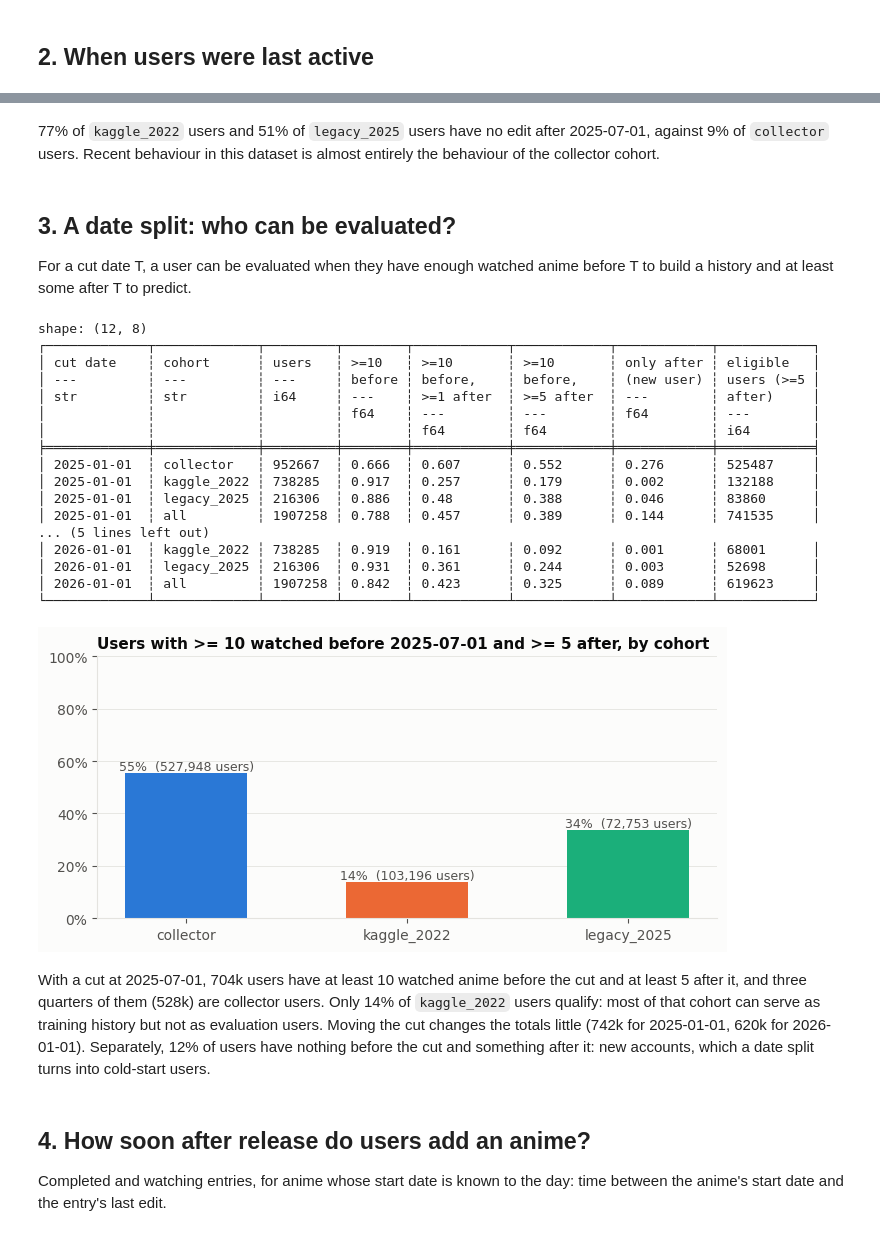
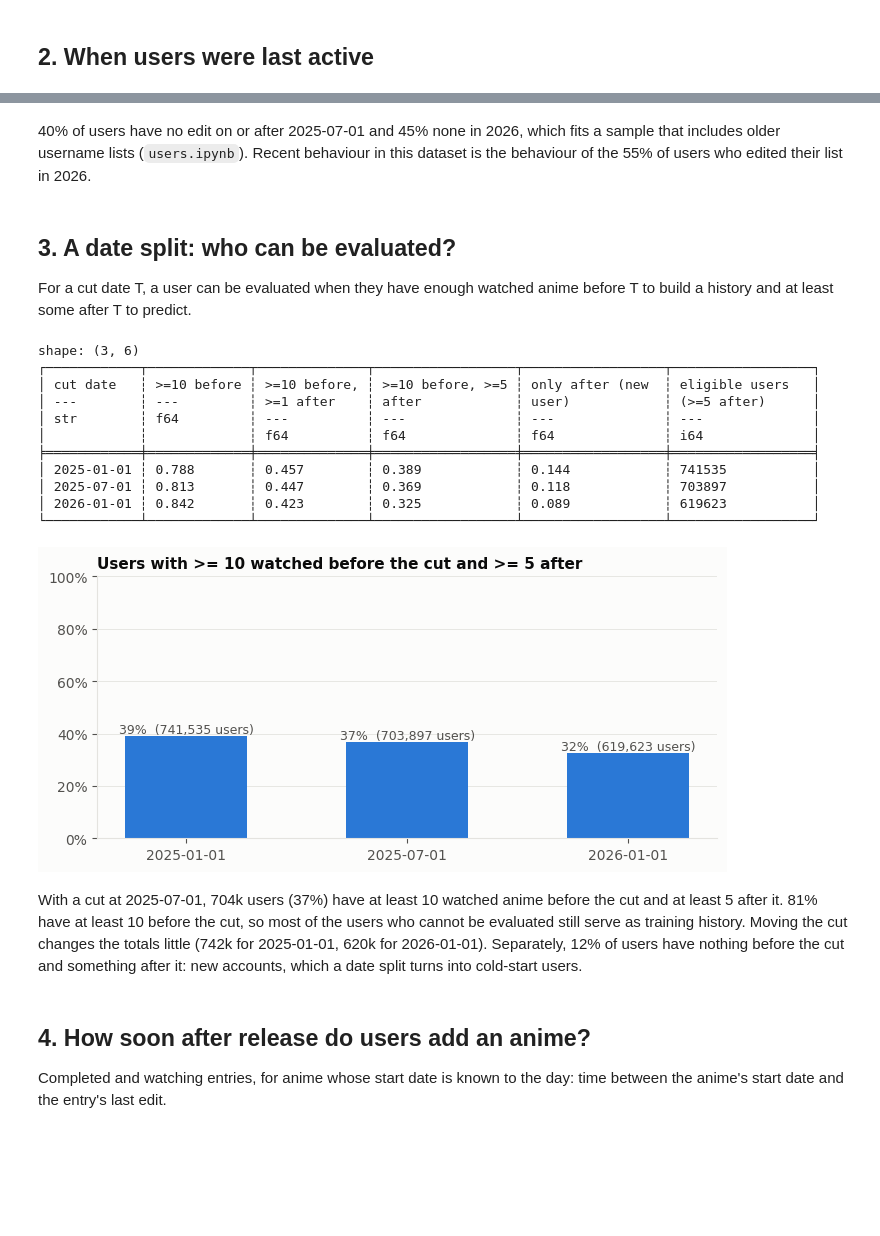
Before and after one commit to Salierigator/osusume, a Jupyter notebook: cleaning/03_eda/time.ipynb, the cells around one changed output, grey strips where cells are left out. Drawn from its saved outputs; the diff is of its cells as text; code cells hidden in the pictures; blank space fills up the shorter version.

```diff
--- a/cleaning/03_eda/time.ipynb
+++ b/cleaning/03_eda/time.ipynb
@@ -102,7 +89,7 @@ shape: (3, 6)
 # %% [markdown]
-77% of `kaggle_2022` users and 51% of `legacy_2025` users have no edit after 2025-07-01,
-against 9% of `collector` users. Recent behaviour in this dataset is almost entirely the
-behaviour of the collector cohort.
+40% of users have no edit on or after 2025-07-01 and 45% none in 2026, which fits a sample
+that includes older username lists (`users.ipynb`). Recent behaviour in this dataset is the
+behaviour of the 55% of users who edited their list in 2026.
 # %% [markdown]
 ## 3. A date split: who can be evaluated?
 
@@ -111,56 +98,45 @@ build a history and at least some after T to predict.
 # %%
 rows = []
 for t in config.TIME_SPLITS:
     before, after = pl.col(f"n_watched_before_{t}"), pl.col(f"n_watched_from_{t}")
-    for cohort in COHORTS + ["all"]:
-        u = users if cohort == "all" else users.filter(pl.col("cohort") == cohort)
-        rows.append({
-            "cut date": str(t), "cohort": cohort, "users": u.height,
-            ">=10 before": u.select((before >= 10).mean()).item(),
-            ">=10 before, >=1 after": u.select(((before >= 10) & (after >= 1)).mean()).item(),
-            ">=10 before, >=5 after": u.select(((before >= 10) & (after >= 5)).mean()).item(),
-            "only after (new user)": u.select(((before == 0) & (after >= 1)).mean()).item(),
-            "eligible users (>=5 after)": u.select(((before >= 10) & (after >= 5)).sum()).item(),
-        })
+    rows.append({
+        "cut date": str(t),
+        ">=10 before": users.select((before >= 10).mean()).item(),
+        ">=10 before, >=1 after": users.select(((before >= 10) & (after >= 1)).mean()).item(),
+        ">=10 before, >=5 after": users.select(((before >= 10) & (after >= 5)).mean()).item(),
+        "only after (new user)": users.select(((before == 0) & (after >= 1)).mean()).item(),
+        "eligible users (>=5 after)": users.select(((before >= 10) & (after >= 5)).sum()).item(),
+    })
 split = pl.DataFrame(rows)
 print(split.with_columns(pl.col(pl.Float64).round(3)))
 
-t = config.TIME_SPLITS[1]
 fig, ax = plt.subplots(figsize=(8, 3.4))
-s = split.filter((pl.col("cut date") == str(t)) & (pl.col("cohort") != "all"))
-bars = ax.bar(s["cohort"], s[">=10 before, >=5 after"], color=[COLOR[c] for c in s["cohort"]], width=0.55)
-ax.bar_label(bars, labels=[f"{v:.0%}  ({n:,} users)" for v, n in zip(s[">=10 before, >=5 after"], s["eligible users (>=5 after)"])],
+bars = ax.bar(split["cut date"], split[">=10 before, >=5 after"], color=BLUE, width=0.55)
+ax.bar_label(bars, labels=[f"{v:.0%}  ({n:,} users)" for v, n in zip(split[">=10 before, >=5 after"], split["eligible users (>=5 after)"])],
              color=MUTED, fontsize=9)
 ax.yaxis.set_major_formatter(plt.matplotlib.ticker.PercentFormatter(1))
 ax.set_ylim(0, 1); ax.grid(axis="x", visible=False)
-ax.set_title(f"Users with >= 10 watched before {t} and >= 5 after, by cohort")
+ax.set_title("Users with >= 10 watched before the cut and >= 5 after")
 plt.show()
 # %% [output]
-shape: (12, 8)
-┌─────────────┬─────────────┬─────────┬────────┬────────────┬────────────┬────────────┬────────────┐
-│ cut date    ┆ cohort      ┆ users   ┆ >=10   ┆ >=10       ┆ >=10       ┆ only after ┆ eligible   │
-│ ---         ┆ ---         ┆ ---     ┆ before ┆ before,    ┆ before,    ┆ (new user) ┆ users (>=5 │
-│ str         ┆ str         ┆ i64     ┆ ---    ┆ >=1 after  ┆ >=5 after  ┆ ---        ┆ after)     │
-│             ┆             ┆         ┆ f64    ┆ ---        ┆ ---        ┆ f64        ┆ ---        │
-│             ┆             ┆         ┆        ┆ f64        ┆ f64        ┆            ┆ i64        │
-╞═════════════╪═════════════╪═════════╪════════╪════════════╪════════════╪════════════╪════════════╡
-│ 2025-01-01  ┆ collector   ┆ 952667  ┆ 0.666  ┆ 0.607      ┆ 0.552      ┆ 0.276      ┆ 525487     │
-│ 2025-01-01  ┆ kaggle_2022 ┆ 738285  ┆ 0.917  ┆ 0.257      ┆ 0.179      ┆ 0.002      ┆ 132188     │
-│ 2025-01-01  ┆ legacy_2025 ┆ 216306  ┆ 0.886  ┆ 0.48       ┆ 0.388      ┆ 0.046      ┆ 83860      │
-│ 2025-01-01  ┆ all         ┆ 1907258 ┆ 0.788  ┆ 0.457      ┆ 0.389      ┆ 0.144      ┆ 741535     │
-... (5 lines left out)
-│ 2026-01-01  ┆ kaggle_2022 ┆ 738285  ┆ 0.919  ┆ 0.161      ┆ 0.092      ┆ 0.001      ┆ 68001      │
-│ 2026-01-01  ┆ legacy_2025 ┆ 216306  ┆ 0.931  ┆ 0.361      ┆ 0.244      ┆ 0.003      ┆ 52698      │
-│ 2026-01-01  ┆ all         ┆ 1907258 ┆ 0.842  ┆ 0.423      ┆ 0.325      ┆ 0.089      ┆ 619623     │
-└─────────────┴─────────────┴─────────┴────────┴────────────┴────────────┴────────────┴────────────┘
+shape: (3, 6)
+┌────────────┬─────────────┬──────────────┬──────────────────┬──────────────────┬──────────────────┐
+│ cut date   ┆ >=10 before ┆ >=10 before, ┆ >=10 before, >=5 ┆ only after (new  ┆ eligible users   │
+│ ---        ┆ ---         ┆ >=1 after    ┆ after            ┆ user)            ┆ (>=5 after)      │
+│ str        ┆ f64         ┆ ---          ┆ ---              ┆ ---              ┆ ---              │
+│            ┆             ┆ f64          ┆ f64              ┆ f64              ┆ i64              │
+╞════════════╪═════════════╪══════════════╪══════════════════╪══════════════════╪══════════════════╡
+│ 2025-01-01 ┆ 0.788       ┆ 0.457        ┆ 0.389            ┆ 0.144            ┆ 741535           │
+│ 2025-07-01 ┆ 0.813       ┆ 0.447        ┆ 0.369            ┆ 0.118            ┆ 703897           │
+│ 2026-01-01 ┆ 0.842       ┆ 0.423        ┆ 0.325            ┆ 0.089            ┆ 619623           │
+└────────────┴─────────────┴──────────────┴──────────────────┴──────────────────┴──────────────────┘
-[figure, old version]
+[figure, new version]
 # %% [markdown]
-With a cut at 2025-07-01, 704k users have at least 10 watched anime before the cut and at
-least 5 after it, and three quarters of them (528k) are collector users. Only 14% of
-`kaggle_2022` users qualify: most of that cohort can serve as training history but not as
-evaluation users. Moving the cut changes the totals little (742k for 2025-01-01, 620k for
-2026-01-01). Separately, 12% of users have nothing before the cut and something after it: new
-accounts, which a date split turns into cold-start users.
+With a cut at 2025-07-01, 704k users (37%) have at least 10 watched anime before the cut and
+at least 5 after it. 81% have at least 10 before the cut, so most of the users who cannot be
+evaluated still serve as training history. Moving the cut changes the totals little (742k for
+2025-01-01, 620k for 2026-01-01). Separately, 12% of users have nothing before the cut and
+something after it: new accounts, which a date split turns into cold-start users.
 # %% [markdown]
 ## 4. How soon after release do users add an anime?
 
```
Also changed, not shown: parts of 7 cells of this notebook, 13 other files.
